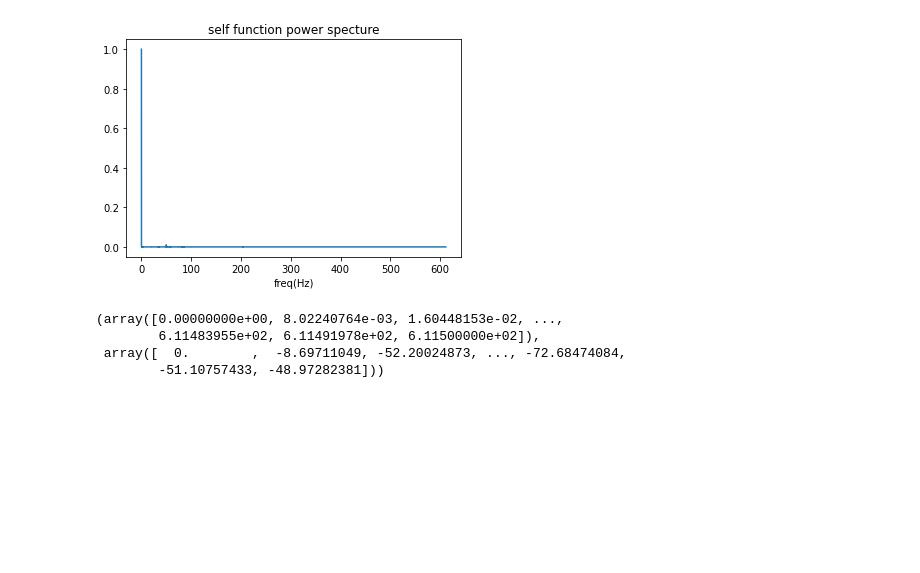
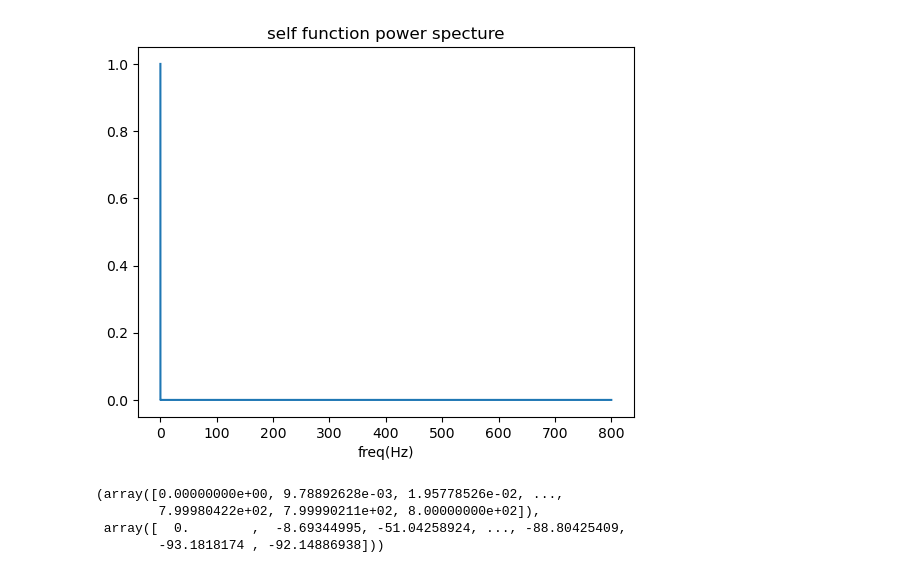
Before and after one commit to WynminMark/FMG-sEMG-processing, a Jupyter notebook: signal_freq_spec.ipynb, the cells around one changed output. Drawn from its saved outputs; the diff is of its cells as text; code cells hidden in the pictures; blank space fills up the shorter version.

```diff
--- a/signal_freq_spec.ipynb
+++ b/signal_freq_spec.ipynb
@@ -10,11 +11,12 @@ from iFEMG_feature import power_spec
 # %%
-data = pd.read_table(r'D:\code\data\iFEMG_data_set\lry_1channel\lry_0kg.db', sep = ";", header = None)
-sEMG = data[16].values
-
-power_spec(sEMG, 1223)
+data = pd.read_table(r'E:\Data\积水潭患者数据集\1024s1\healthy\bi-2.db', sep = ";", header = None)
+data.head()
+sEMG = data[5].values
-# %% [output]
-[figure, removed]
-(array([0.00000000e+00, 8.02240764e-03, 1.60448153e-02, ...,
-        6.11483955e+02, 6.11491978e+02, 6.11500000e+02]),
- array([  0.        ,  -8.69711049, -52.20024873, ..., -72.68474084,
-        -51.10757433, -48.97282381]))
+# %%
+power_spec(sEMG, 1600)
+# %% [output]
+[figure, added]
+(array([0.00000000e+00, 9.78892628e-03, 1.95778526e-02, ...,
+        7.99980422e+02, 7.99990211e+02, 8.00000000e+02]),
+ array([  0.        ,  -8.69344995, -51.04258924, ..., -88.80425409,
+        -93.1818174 , -92.14886938]))
```
Also changed, not shown: parts of 4 cells of this notebook, 6 other files.
